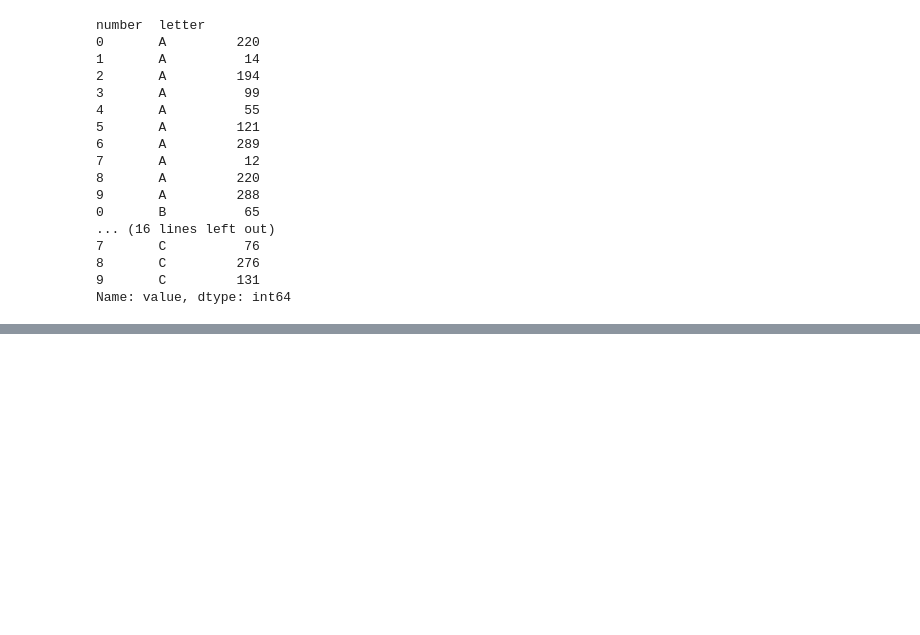
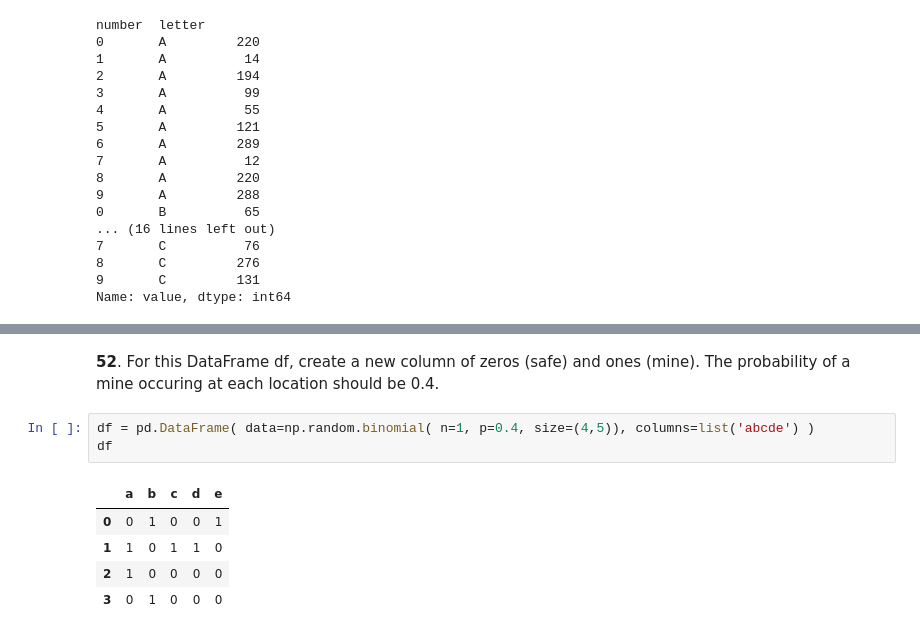
Before and after one commit to unchil/Notebook, a Jupyter notebook: Puzzles_Python.ipynb, the cells around one changed output, grey strips where cells are left out. Drawn from its saved outputs; the diff is of its cells as text; blank space fills up the shorter version.

```diff
--- a/Puzzles_Python.ipynb
+++ b/Puzzles_Python.ipynb
@@ -1740,0 +1772,11 @@ Name: value, dtype: int64
+# %% [markdown]
+**52**. For this DataFrame df, create a new column of zeros (safe) and ones (mine). The probability of a mine occuring at each location should be 0.4.
+# %%
+df = pd.DataFrame( data=np.random.binomial( n=1, p=0.4, size=(4,5)), columns=list('abcde') )
+df
+# %% [output]
+|  | a | b | c | d | e |
+| 0 | 0 | 1 | 0 | 0 | 1 |
+| 1 | 1 | 0 | 1 | 1 | 0 |
+| 2 | 1 | 0 | 0 | 0 | 0 |
+| 3 | 0 | 1 | 0 | 0 | 0 |
```
Also changed, not shown: parts of 17 cells of this notebook.
